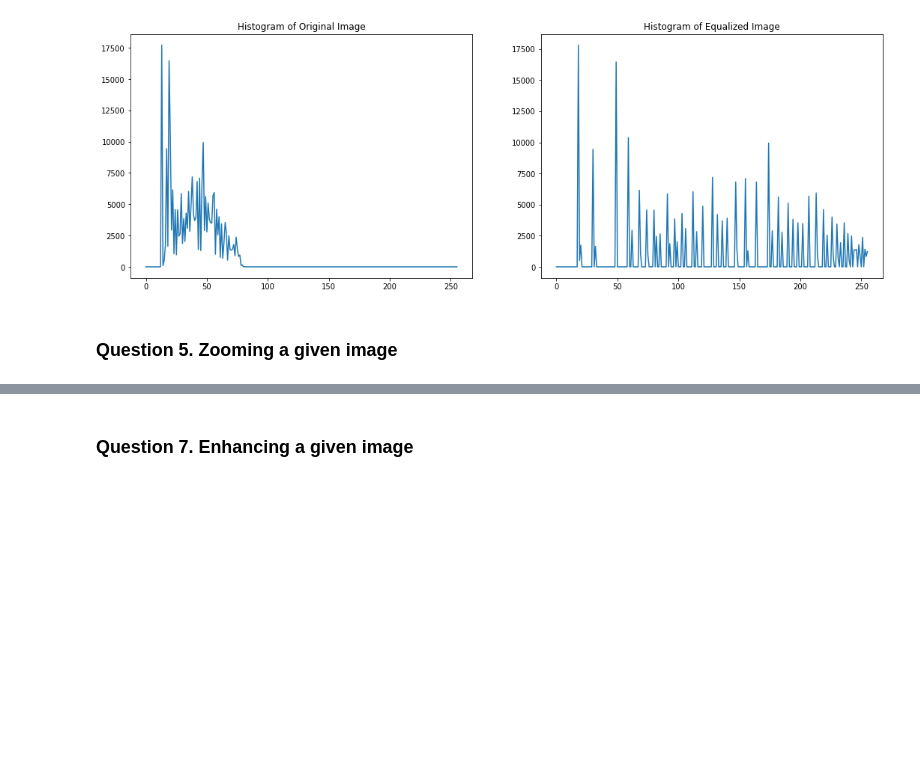
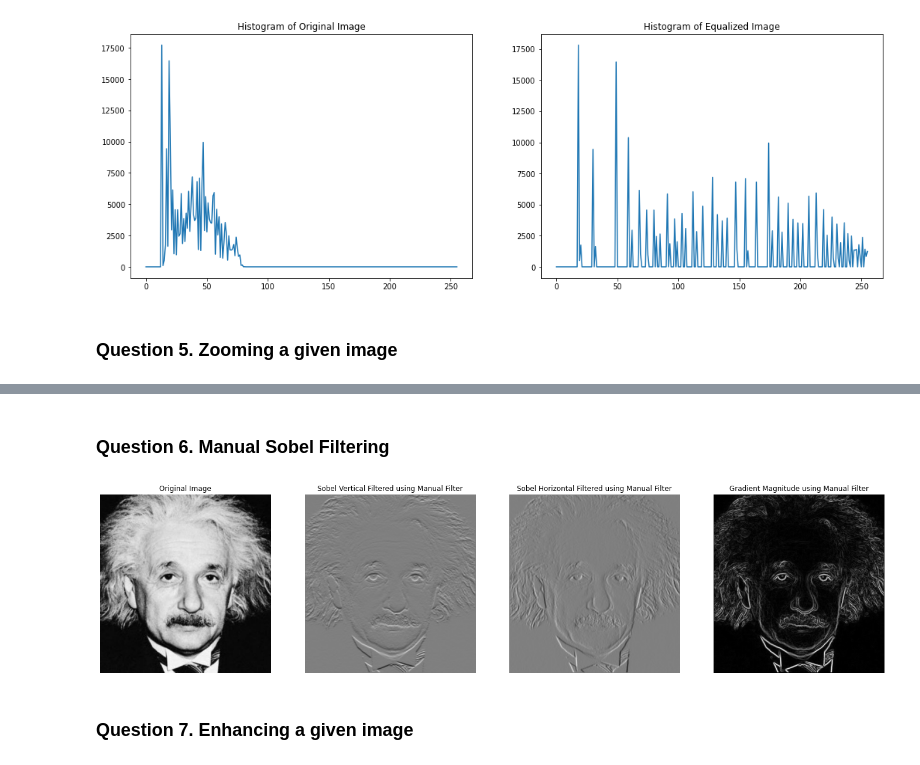
Before and after one commit to K-Thanushan/EN2550-Fundamentals-of-Image-Processing-and-Machine-Vision, a Jupyter notebook: Assignments/Assignment1/EN2550_Assignment1_190621M.ipynb, the cells around one changed output, grey strips where cells are left out. Drawn from its saved outputs; the diff is of its cells as text; code cells hidden in the pictures; blank space fills up the shorter version.

```diff
--- a/Assignments/Assignment1/EN2550_Assignment1_190621M.ipynb
+++ b/Assignments/Assignment1/EN2550_Assignment1_190621M.ipynb
@@ -280,2 +309,50 @@ plt.show()
+# %% [markdown]
+### Question 6. Manual Sobel Filtering
+# %%
+#Question 6a
+%matplotlib inline
+import numpy as np
+import cv2 as cv
+import matplotlib.pyplot as plt
+
+#Manual Sobel Filtering
+def ManualFilter(Image, Kernel):
+    #assert Kernel.shape[0]%2 == 1 and Kernel.shape[1] % 2 == 1
+    k_hh, k_hw = int(np.floor(Kernel.shape[0]/2)), int(np.floor(Kernel.shape[1]/2))
+    h, w = Image.shape
+    Image_changedtype = Image.astype('float')
+    filtered_image = np.zeros(Image.shape, 'float')
+    for i in range(k_hh, h - k_hh):
+        for j in range(k_hw , w - k_hw):
+            filtered_image[i, j] = np.dot(Image_changedtype[i - k_hh : i + k_hh + 1 , j - k_hw : j + k_hw + 1].flatten(), Kernel.flatten())
+    return filtered_image
+
+#Reading the given image
+Original_image = cv.imread(r'einstein.png',cv.IMREAD_GRAYSCALE)
+assert Original_image is not None
+
+sobel_v = np.array([[-1,-2,-1], [0,0,0], [1,2,1]], dtype = np.float32)
+Image_v = ManualFilter(Original_image, sobel_v)
+sobel_h = np.array([[-1,0,1], [-2,0,2], [-1,0,1]], dtype = np.float32)
+Image_h = ManualFilter(Original_image, sobel_h)
+grad_mag2 = np.sqrt(Image_v**2 + Image_h**2)
+
+#Plotting the Images
+fig, ax = plt.subplots(1, 4, figsize = (24,6))
+ax[0].imshow(Original_image, cmap='gray', vmin=0, vmax = 255)
+ax[0].set_title('Original Image')
+ax[0].axis('off')
+ax[1].imshow(Image_v, cmap='gray', vmin=-1020, vmax = 1020)
+ax[1].set_title("Sobel Vertical Filtered using Manual Filter")
+ax[1].axis('off')
+ax[2].imshow(Image_h, cmap='gray', vmin=-1020, vmax = 1020)
+ax[2].set_title("Sobel Horizontal Filtered using Manual Filter")
+ax[2].axis('off')
+ax[3].imshow(grad_mag2, cmap='gray')
+ax[3].set_title("Gradient Magnitude using Manual Filter")
+ax[3].axis('off')
+plt.show()
+# %% [output]
+[figure, added]
 # %% [markdown]
 ### Question 7. Enhancing a given image
```
Also changed, not shown: parts of 8 cells of this notebook, 3 other files.
